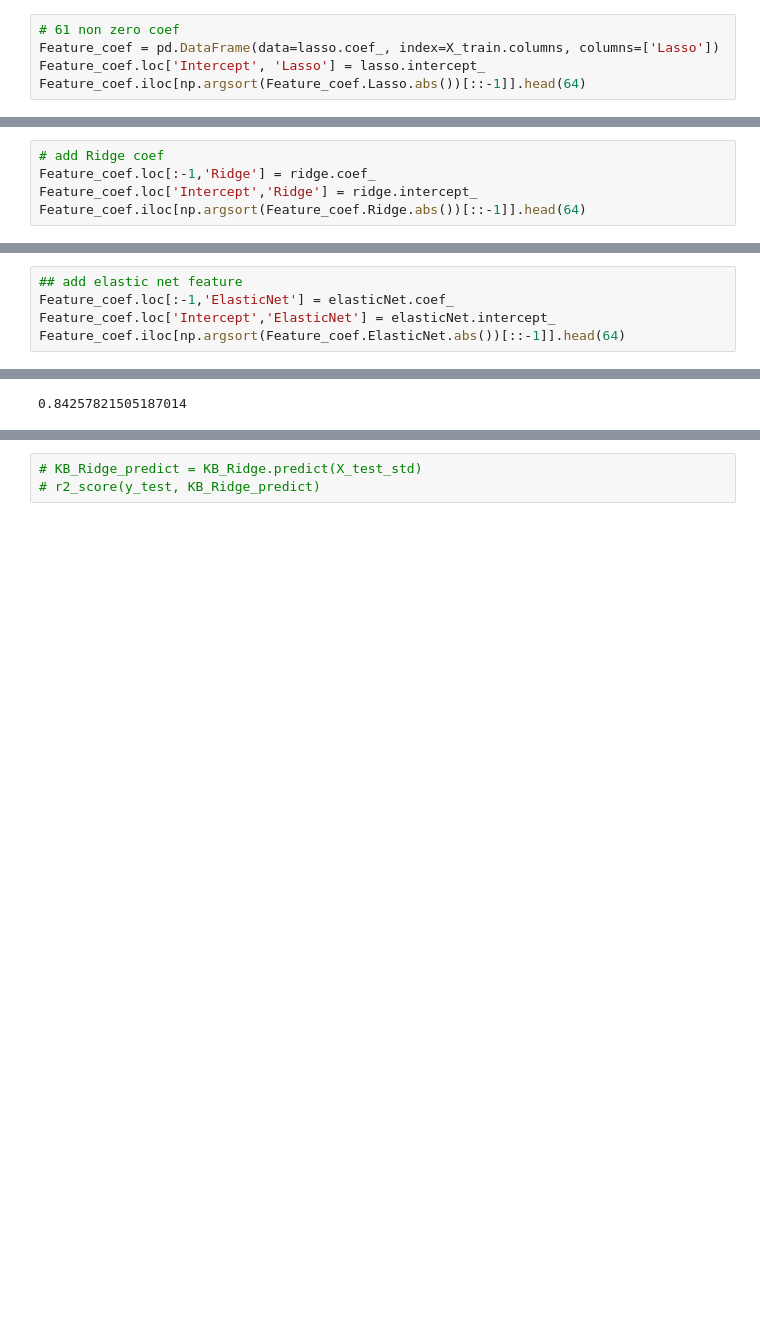
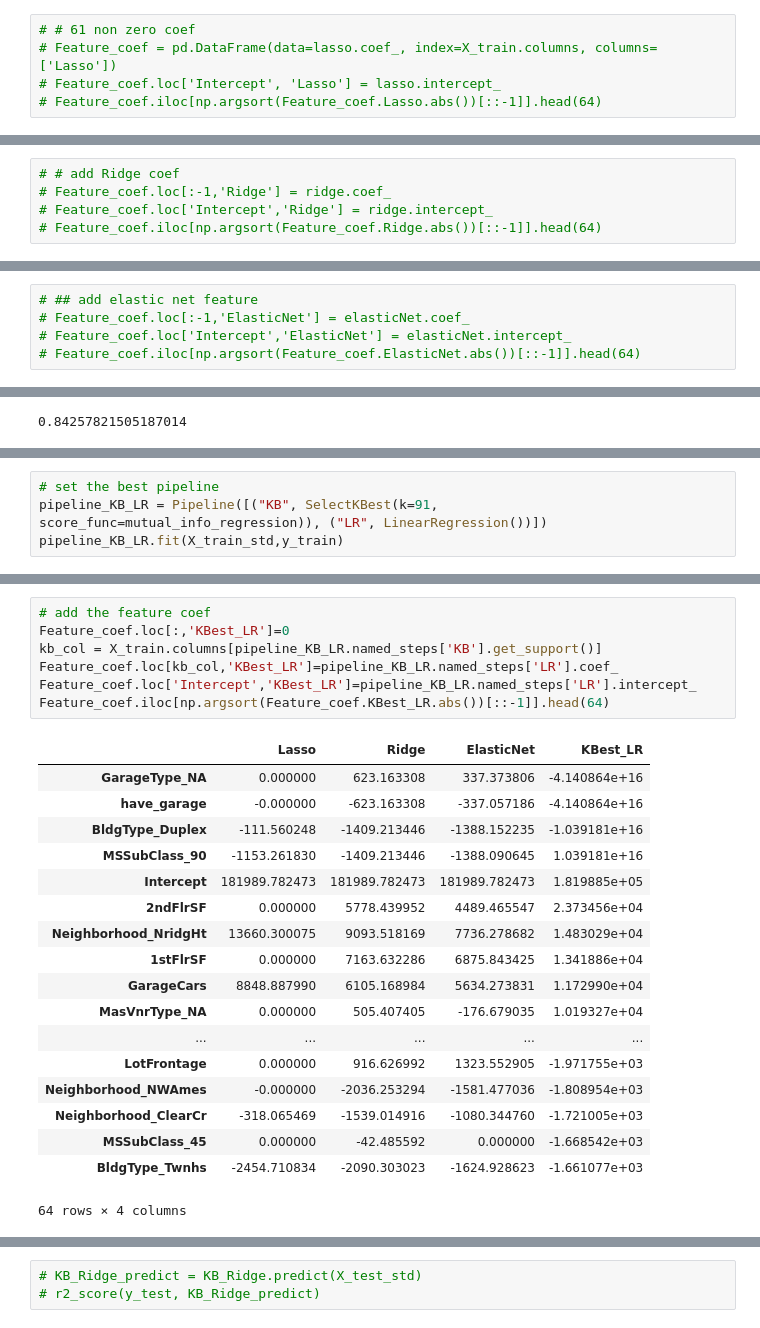
Before and after one commit to Miaowshroom/project3_a2, a Jupyter notebook: project-03-starter-clearning-change_year_to_age-fix_cv_rm.ipynb, the cells around one changed output, grey strips where cells are left out. Drawn from its saved outputs; the diff is of its cells as text; blank space fills up the shorter version.

```diff
--- a/project-03-starter-clearning-change_year_to_age-fix_cv_rm.ipynb
+++ b/project-03-starter-clearning-change_year_to_age-fix_cv_rm.ipynb
@@ -725,7 +732,7 @@ alpha is 1049.122807017544
 The CV score mean is 0.793720141911953, the CV score std is 0.10466657233137884
 0.85993251505694102
 # %%
-# 61 non zero coef
-Feature_coef = pd.DataFrame(data=lasso.coef_, index=X_train.columns, columns=['Lasso'])
-Feature_coef.loc['Intercept', 'Lasso'] = lasso.intercept_
-Feature_coef.iloc[np.argsort(Feature_coef.Lasso.abs())[::-1]].head(64)
+# # 61 non zero coef
+# Feature_coef = pd.DataFrame(data=lasso.coef_, index=X_train.columns, columns=['Lasso'])
+# Feature_coef.loc['Intercept', 'Lasso'] = lasso.intercept_
+# Feature_coef.iloc[np.argsort(Feature_coef.Lasso.abs())[::-1]].head(64)
@@ -744,7 +774,7 @@ alpha is 419.7543859649123
 The CV score mean 0.8002753855451216, the CV score std 0.09194925239891304
 0.85833780033472973
 # %%
-# add Ridge coef
-Feature_coef.loc[:-1,'Ridge'] = ridge.coef_
-Feature_coef.loc['Intercept','Ridge'] = ridge.intercept_
-Feature_coef.iloc[np.argsort(Feature_coef.Ridge.abs())[::-1]].head(64)
+# # add Ridge coef
+# Feature_coef.loc[:-1,'Ridge'] = ridge.coef_
+# Feature_coef.loc['Intercept','Ridge'] = ridge.intercept_
+# Feature_coef.iloc[np.argsort(Feature_coef.Ridge.abs())[::-1]].head(64)
@@ -769,7 +823,7 @@ The l1 ration is 0.989909090909091, the alpha is 56.56489665034848
 The CV score mean 0.798557630089781, the CV score std 0.08867224983754936
 0.8471841575049972
 # %%
-## add elastic net feature
-Feature_coef.loc[:-1,'ElasticNet'] = elasticNet.coef_
-Feature_coef.loc['Intercept','ElasticNet'] = elasticNet.intercept_
-Feature_coef.iloc[np.argsort(Feature_coef.ElasticNet.abs())[::-1]].head(64)
+# ## add elastic net feature
+# Feature_coef.loc[:-1,'ElasticNet'] = elasticNet.coef_
+# Feature_coef.loc['Intercept','ElasticNet'] = elasticNet.intercept_
+# Feature_coef.iloc[np.argsort(Feature_coef.ElasticNet.abs())[::-1]].head(64)
@@ -801,0 +876,4 @@ X_train_std_df = pd.DataFrame(X_train_std, columns=X_train.columns)
+# %%
+# set the best pipeline
+pipeline_KB_LR = Pipeline([("KB", SelectKBest(k=91, score_func=mutual_info_regression)), ("LR", LinearRegression())])
+pipeline_KB_LR.fit(X_train_std,y_train)
@@ -802,2 +885,28 @@ X_train_std_df = pd.DataFrame(X_train_std, columns=X_train.columns)
+# %%
+# add the feature coef
+Feature_coef.loc[:,'KBest_LR']=0
+kb_col = X_train.columns[pipeline_KB_LR.named_steps['KB'].get_support()]
+Feature_coef.loc[kb_col,'KBest_LR']=pipeline_KB_LR.named_steps['LR'].coef_
+Feature_coef.loc['Intercept','KBest_LR']=pipeline_KB_LR.named_steps['LR'].intercept_
+Feature_coef.iloc[np.argsort(Feature_coef.KBest_LR.abs())[::-1]].head(64)
+# %% [output]
+|  | Lasso | Ridge | ElasticNet | KBest_LR |
+| GarageType_NA | 0.000000 | 623.163308 | 337.373806 | -4.140864e+16 |
+| have_garage | -0.000000 | -623.163308 | -337.057186 | -4.140864e+16 |
+| BldgType_Duplex | -111.560248 | -1409.213446 | -1388.152235 | -1.039181e+16 |
+| MSSubClass_90 | -1153.261830 | -1409.213446 | -1388.090645 | 1.039181e+16 |
+| Intercept | 181989.782473 | 181989.782473 | 181989.782473 | 1.819885e+05 |
+| 2ndFlrSF | 0.000000 | 5778.439952 | 4489.465547 | 2.373456e+04 |
+| Neighborhood_NridgHt | 13660.300075 | 9093.518169 | 7736.278682 | 1.483029e+04 |
+| 1stFlrSF | 0.000000 | 7163.632286 | 6875.843425 | 1.341886e+04 |
+| GarageCars | 8848.887990 | 6105.168984 | 5634.273831 | 1.172990e+04 |
+| MasVnrType_NA | 0.000000 | 505.407405 | -176.679035 | 1.019327e+04 |
+| ... | ... | ... | ... | ... |
+| LotFrontage | 0.000000 | 916.626992 | 1323.552905 | -1.971755e+03 |
+| Neighborhood_NWAmes | -0.000000 | -2036.253294 | -1581.477036 | -1.808954e+03 |
+| Neighborhood_ClearCr | -318.065469 | -1539.014916 | -1080.344760 | -1.721005e+03 |
+| MSSubClass_45 | 0.000000 | -42.485592 | 0.000000 | -1.668542e+03 |
+| BldgType_Twnhs | -2454.710834 | -2090.303023 | -1624.928623 | -1.661077e+03 |
+64 rows × 4 columns
 # %%
 # # model 7 SelectKBest + Ridge (cv)
```
Also changed, not shown: parts of 14 cells of this notebook, 1 other file.
